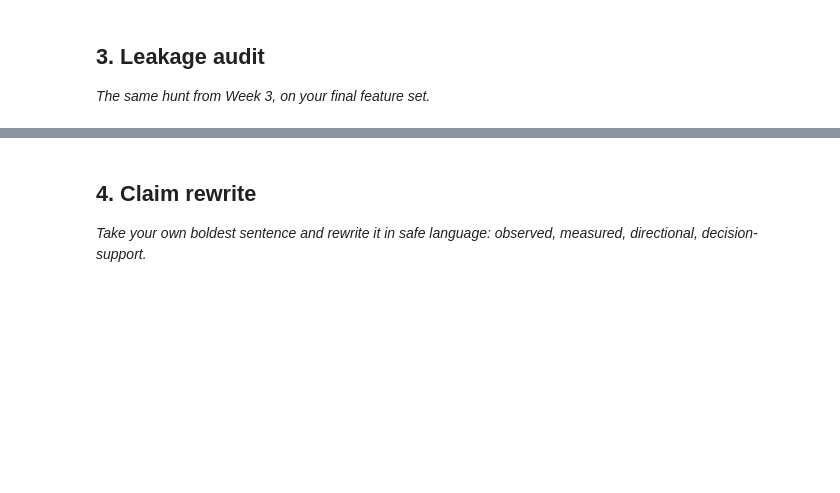
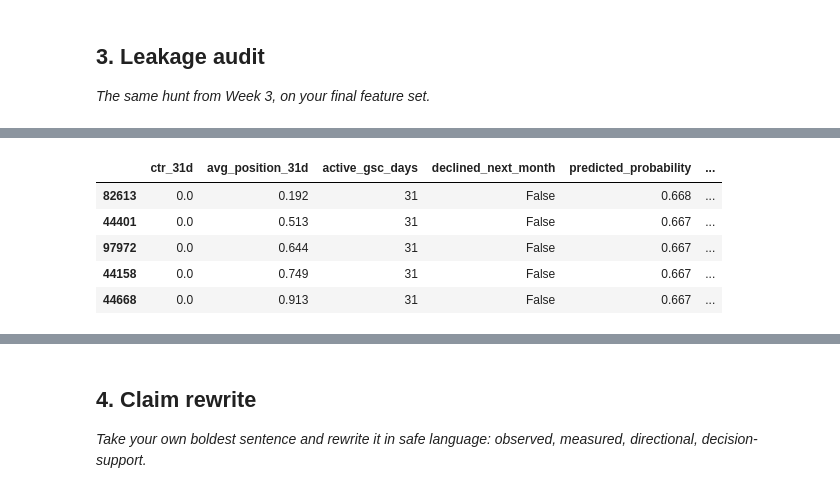
Before and after one commit to azam-hussain-ml/Starter-Notebook-flyrank-ml-internship, a Jupyter notebook: work/notebooks/w06_validation_audit.ipynb, the cells around one changed output, grey strips where cells are left out. Cells and saved outputs as stored; diff of their text form; code cells hidden in the pictures; blank space fills up the shorter version.

Commit message:
Complete ML-09 validation and research claim audit

```diff
--- a/work/notebooks/w06_validation_audit.ipynb
+++ b/work/notebooks/w06_validation_audit.ipynb
@@ -20,0 +559,87 @@ This skeleton is yours to fill. Work the sections **in order** — each one has
+# %%
+# ============================================================
+# ML-09 — Real failure examples
+# Out-of-fold predictions using the safer reduced feature set
+# ============================================================
+
+audit_features = [
+    "ctr_31d",
+    "avg_position_31d",
+    "active_gsc_days",
+]
+
+X_error = model_data[audit_features]
+y_error = model_data[TARGET].astype(int)
+groups_error = model_data[GROUP]
+
+oof_probability = np.full(len(model_data), np.nan)
+
+gkf = GroupKFold(n_splits=5)
+
+for train_idx, test_idx in gkf.split(
+    X_error,
+    y_error,
+    groups_error
+):
+
+    model = Pipeline([
+        ("scaler", StandardScaler()),
+        (
+            "logistic_regression",
+            LogisticRegression(
+                max_iter=1000,
+                random_state=RANDOM_STATE
+            )
+        )
+    ])
+
+    model.fit(
+        X_error.iloc[train_idx],
+        y_error.iloc[train_idx]
+    )
+
+    oof_probability[test_idx] = model.predict_proba(
+        X_error.iloc[test_idx]
+    )[:, 1]
+
+
+error_examples = model_data[audit_features + [TARGET]].copy()
+
+error_examples["predicted_probability"] = oof_probability
+
+error_examples["predicted_class"] = (
+    error_examples["predicted_probability"] >= 0.5
+).astype(int)
+
+
+false_positives = (
+    error_examples[
+        (error_examples[TARGET].astype(int) == 0) &
+        (error_examples["predicted_class"] == 1)
+    ]
+    .sort_values(
+        "predicted_probability",
+        ascending=False
+    )
+    .head(5)
+)
+
+false_negatives = (
+    error_examples[
+        (error_examples[TARGET].astype(int) == 1) &
+        (error_examples["predicted_class"] == 0)
+    ]
+    .sort_values(
+        "predicted_probability",
+        ascending=True
+    )
+    .head(5)
+)
+
+
+print("High-confidence false positives")
+display(false_positives.round(3))
+
+print("\nHigh-confidence false negatives")
+display(false_negatives.round(3))
+# %% [output]
@@ -20,0 +647,6 @@ This skeleton is yours to fill. Work the sections **in order** — each one has
+|  | ctr_31d | avg_position_31d | active_gsc_days | declined_next_month | predicted_probability | ... |
+| 82613 | 0.0 | 0.192 | 31 | False | 0.668 | ... |
+| 44401 | 0.0 | 0.513 | 31 | False | 0.667 | ... |
+| 97972 | 0.0 | 0.644 | 31 | False | 0.667 | ... |
+| 44158 | 0.0 | 0.749 | 31 | False | 0.667 | ... |
+| 44668 | 0.0 | 0.913 | 31 | False | 0.667 | ... |
```
Also changed, not shown: parts of 12 cells of this notebook.
